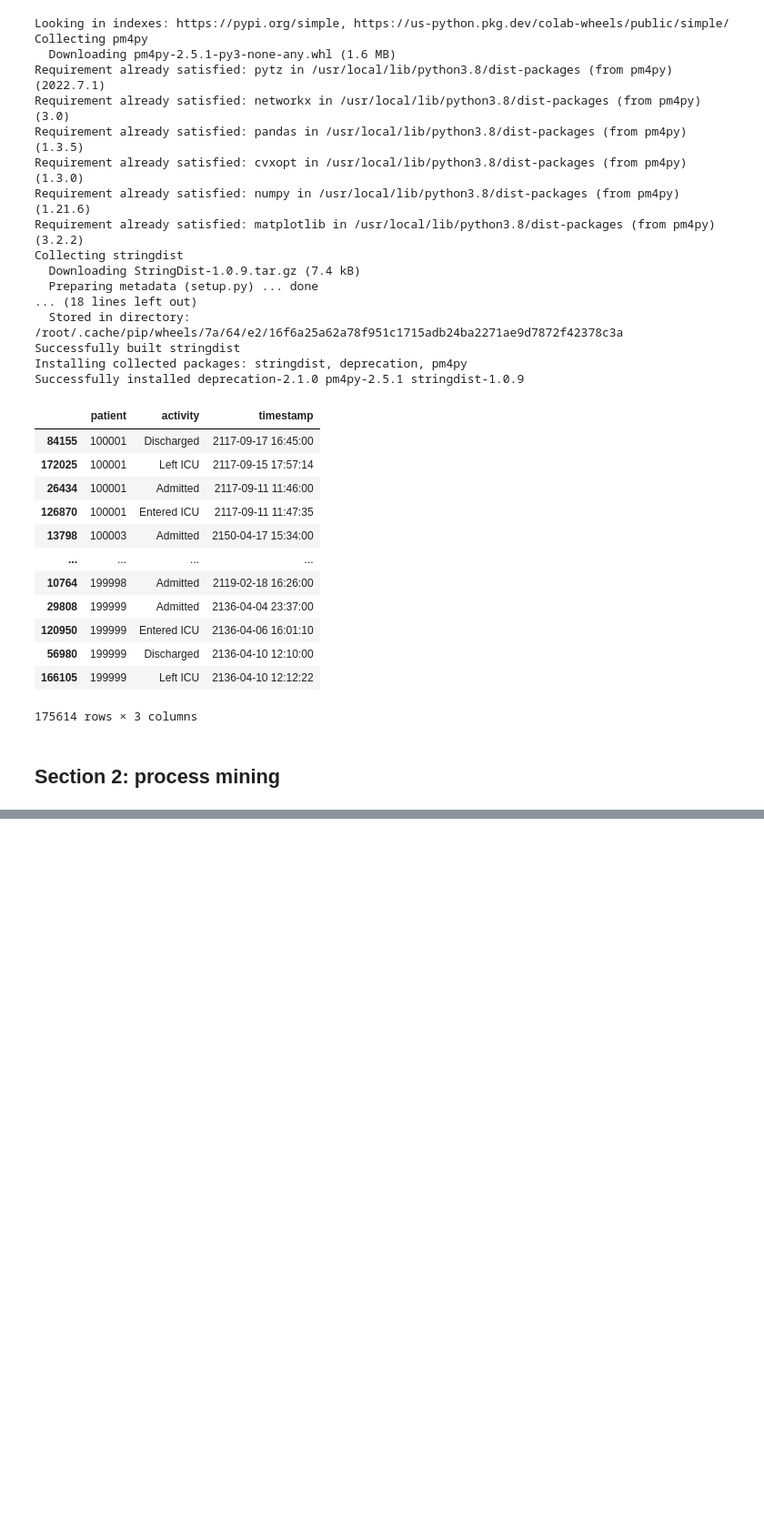
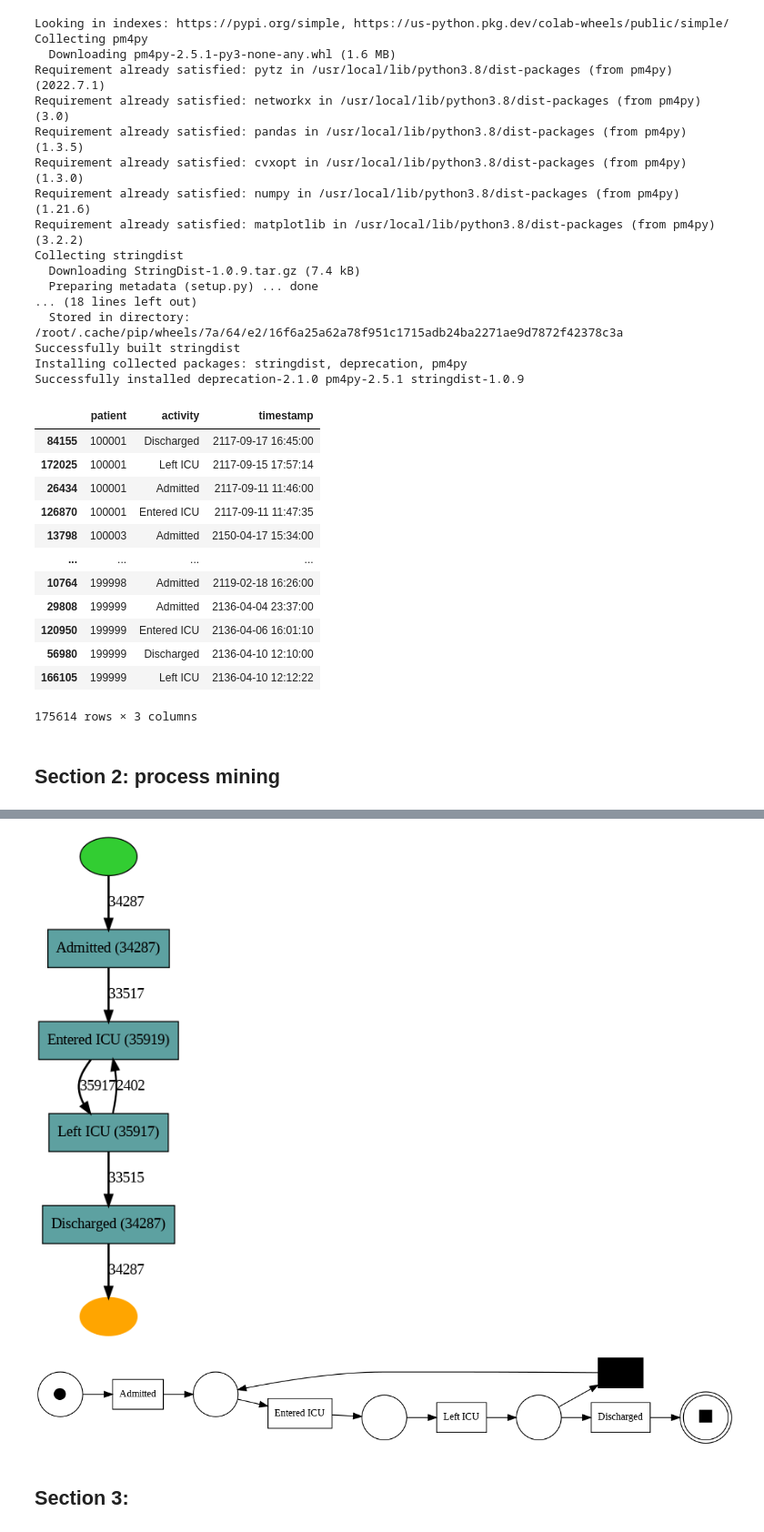
Before and after one commit to adamzbikowski/Process-Mining-Dissertation, a Jupyter notebook: notebook_1.ipynb, the cells around one changed output, grey strips where cells are left out. Shown: that part at 91% size. Drawn from its saved outputs; the diff is of its cells as text; code cells hidden in the pictures; blank space fills up the shorter version.

```diff
--- a/notebook_1.ipynb
+++ b/notebook_1.ipynb
@@ -140,0 +168,14 @@ pm.view_petri_net(petri_net=net)
+# %%
+# heuristic miner
+heu_net = pm.discover_heuristics_net(event_log, dependency_threshold=0.99)
+pm.view_heuristics_net(heu_net)
+# %% [output]
+[figure, added]
+# %%
+# petri net from heuristics miner
+net, im, fm = pm.discover_petri_net_heuristics(event_log, dependency_threshold=0.99)
+pm.view_petri_net(net, im, fm)
+# %% [output]
+[figure, added]
+# %% [markdown]
+## Section 3:
```
Also changed, not shown: parts of 4 cells of this notebook.
